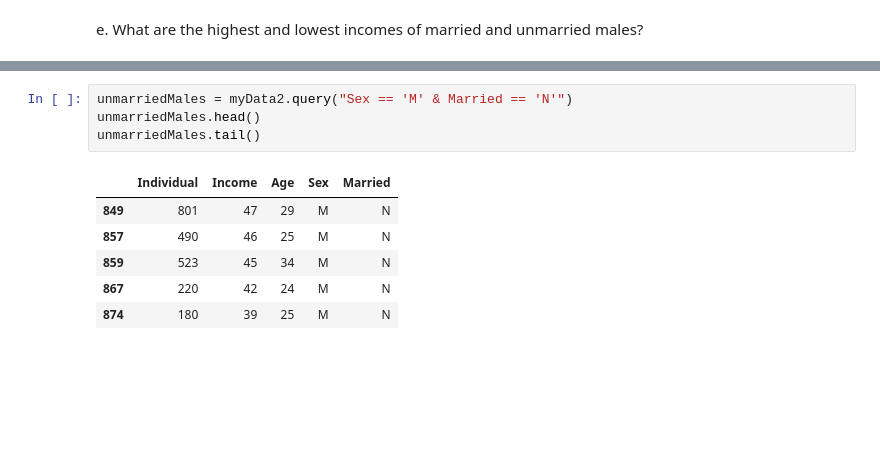
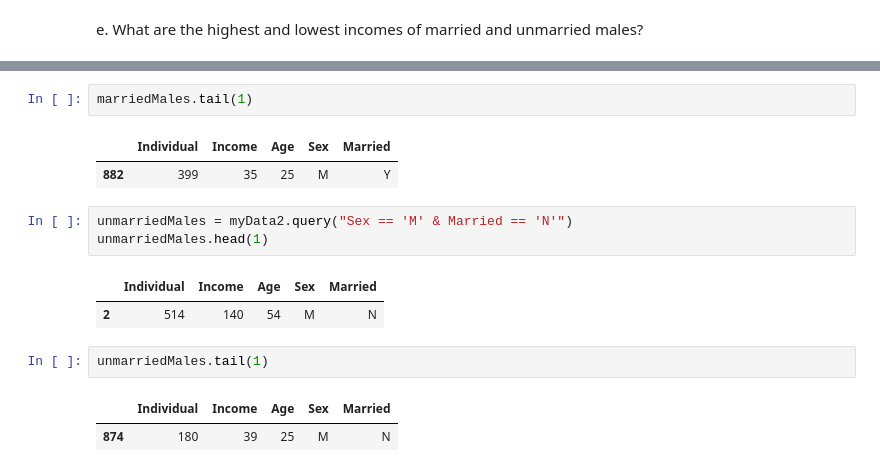
Before and after one commit to Shalomm25/CIS-3350-Knowledge-discovery-and-data-mining, a Jupyter notebook: Assignment_1_Shalom_Makowitz.ipynb, the cells around one changed output, grey strips where cells are left out. Saved outputs shown, nothing was run; the diff lists cells and outputs as text; blank space fills up the shorter version.

```diff
--- a/Assignment_1_Shalom_Makowitz.ipynb
+++ b/Assignment_1_Shalom_Makowitz.ipynb
@@ -306,11 +280,16 @@ marriedMales.tail()
+# %%
+marriedMales.tail(1)
+# %% [output]
+|  | Individual | Income | Age | Sex | Married |
+| 882 | 399 | 35 | 25 | M | Y |
 # %%
 unmarriedMales = myData2.query("Sex == 'M' & Married == 'N'")
-unmarriedMales.head()
-unmarriedMales.tail()
+unmarriedMales.head(1)
 # %% [output]
 |  | Individual | Income | Age | Sex | Married |
-| 849 | 801 | 47 | 29 | M | N |
-| 857 | 490 | 46 | 25 | M | N |
-| 859 | 523 | 45 | 34 | M | N |
-| 867 | 220 | 42 | 24 | M | N |
-| 874 | 180 | 39 | 25 | M | N |
+| 2 | 514 | 140 | 54 | M | N |
+# %%
+unmarriedMales.tail(1)
+# %% [output]
+|  | Individual | Income | Age | Sex | Married |
+| 874 | 180 | 39 | 25 | M | N |
```
Also changed, not shown: parts of 20 cells of this notebook.
